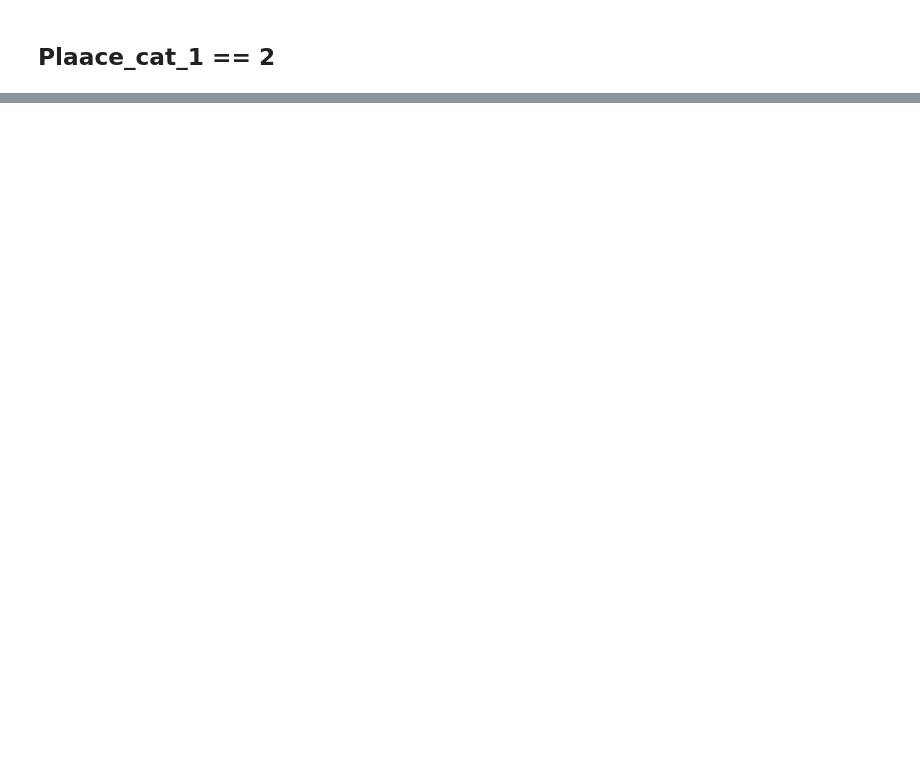
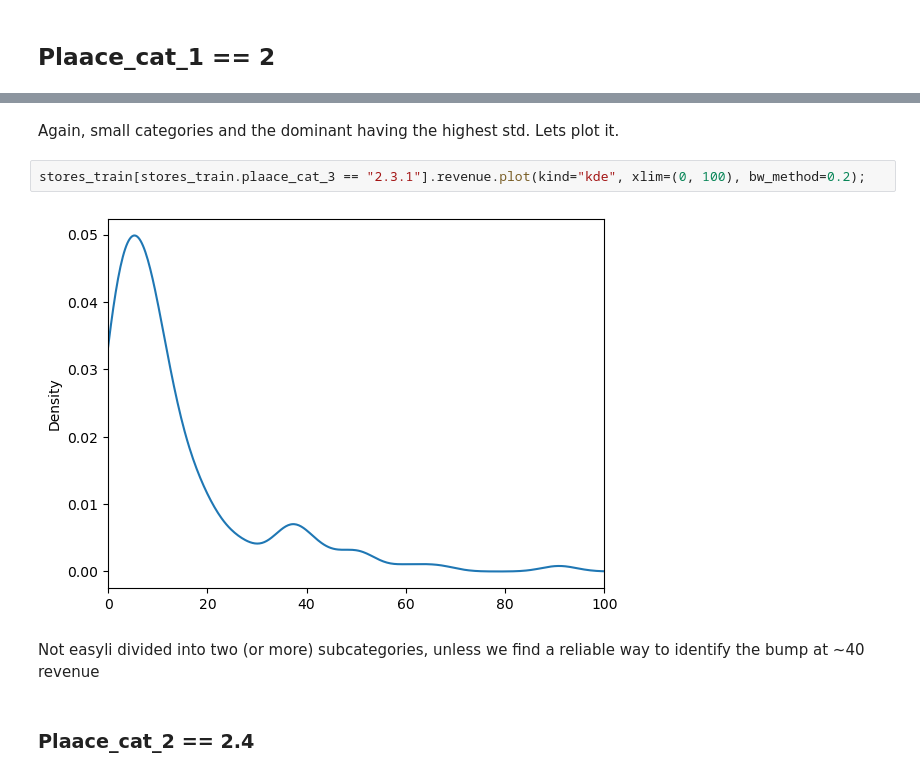
Before and after one commit to halvorlinder/TDT4173-Machine-Learning, a Jupyter notebook: plaace_cat.ipynb, the cells around one changed output, grey strips where cells are left out. Saved outputs shown, nothing was run; the diff lists cells and outputs as text; blank space fills up the shorter version.

```diff
--- a/plaace_cat.ipynb
+++ b/plaace_cat.ipynb
@@ -237,0 +429,10 @@ Not really a lot to get from this. '1.4' is way too small and should just be par
+# %% [markdown]
+Again, small categories and the dominant having the highest std. Lets plot it.
+# %%
+stores_train[stores_train.plaace_cat_3 == "2.3.1"].revenue.plot(kind="kde", xlim=(0, 100), bw_method=0.2);
+# %% [output]
+[figure, added]
+# %% [markdown]
+Not easyli divided into two (or more) subcategories, unless we find a reliable way to identify the bump at ~40 revenue
+# %% [markdown]
+### Plaace_cat_2 == 2.4
```
Also changed, not shown: parts of 78 cells of this notebook.
